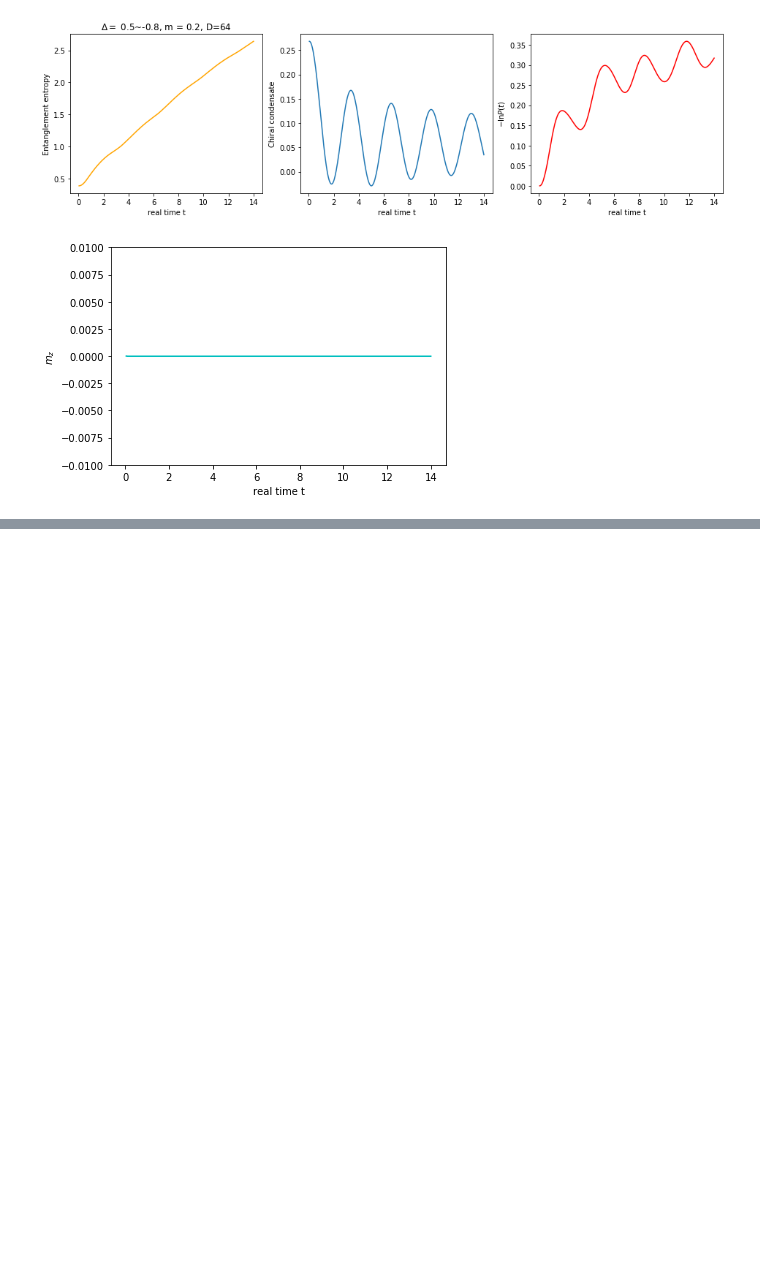
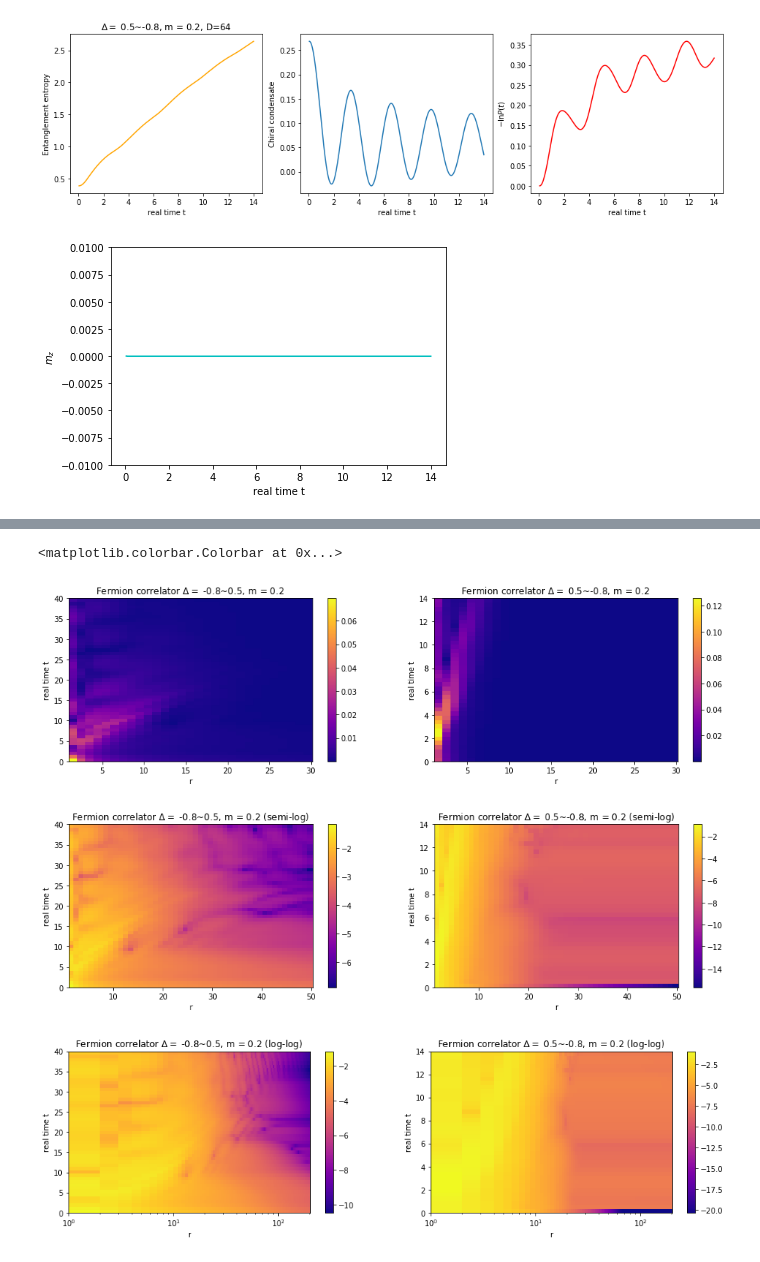
Before and after one commit to j9263178/Thirring_notes, a Jupyter notebook: TDVP.ipynb, the cells around one changed output, grey strips where cells are left out. Drawn from its saved outputs; the diff is of its cells as text; code cells hidden in the pictures; blank space fills up the shorter version.

```diff
--- a/TDVP.ipynb
+++ b/TDVP.ipynb
@@ -77,0 +66,40 @@ plt.show()
+# %%
+from matplotlib import cm
+main1 = np.abs(np.load("fermionc/Gs_Main1_D64.npy", allow_pickle = True))
+main2 = np.abs(np.load("fermionc/Gs_Main2_D64.npy", allow_pickle = True))
+
+fig, (ax1, ax2) = plt.subplots(1, 2, figsize=(16,4))
+r = np.linspace(1, 201, 200)
+t = np.linspace(0, 800*0.05, 50)
+ax1.set(title = "Fermion correlator $\Delta = $ -0.8~0.5, m = 0.2", xlabel = 'r', ylabel = 'real time t')
+pcm = ax1.pcolormesh(r[:30], t, main1[0][:, 1:30], cmap="plasma")
+fig.colorbar(pcm, ax=ax1)
+t = np.linspace(0, 280*0.05, 40)
+ax2.set(title = "Fermion correlator $\Delta = $ 0.5~-0.8, m = 0.2", xlabel = 'r', ylabel = 'real time t')
+pcm2 = ax2.pcolormesh(r[:30], t, main2[0][:, 1:30], cmap="plasma")
+fig.colorbar(pcm2, ax=ax2)
+fig, (ax1, ax2) = plt.subplots(1, 2, figsize=(16,4))
+r = np.linspace(1, 201, 200)
+t = np.linspace(0, 800*0.05, 50)
+ax1.set(title = "Fermion correlator $\Delta = $ -0.8~0.5, m = 0.2 (semi-log)", xlabel = 'r', ylabel = 'real time t')
+pcm = ax1.pcolormesh(r[:50], t, np.log10(main1[0][:, 1:50]), cmap="plasma")
+fig.colorbar(pcm, ax=ax1)
+t = np.linspace(0, 280*0.05, 40)
+ax2.set(title = "Fermion correlator $\Delta = $ 0.5~-0.8, m = 0.2 (semi-log)", xlabel = 'r', ylabel = 'real time t')
+pcm2 = ax2.pcolormesh(r[:50], t, np.log10(main2[0][:, 1:50]), cmap="plasma")
+fig.colorbar(pcm2, ax=ax2)
+fig, (ax1, ax2) = plt.subplots(1, 2, figsize=(16,4))
+r = np.linspace(1, 201, 200)
+t = np.linspace(0, 800*0.05, 50)
+ax1.set(title = "Fermion correlator $\Delta = $ -0.8~0.5, m = 0.2 (log-log)", xlabel = 'r', ylabel = 'real time t', xscale = ("log"))
+pcm = ax1.pcolormesh(r[:200], t, np.log10(main1[0][:, 1:200]), cmap="plasma")
+fig.colorbar(pcm, ax=ax1)
+t = np.linspace(0, 280*0.05, 40)
+ax2.set(title = "Fermion correlator $\Delta = $ 0.5~-0.8, m = 0.2 (log-log)", xlabel = 'r', ylabel = 'real time t', xscale = ("log"))
+pcm2 = ax2.pcolormesh(r[:200], t, np.log10(main2[0][:, 1:200]), cmap="plasma")
+fig.colorbar(pcm2, ax=ax2)
+# %% [output]
+<matplotlib.colorbar.Colorbar at 0x...>
+[figure, added]
+[figure, added]
+[figure, added]
```
Also changed, not shown: parts of 18 cells of this notebook.
